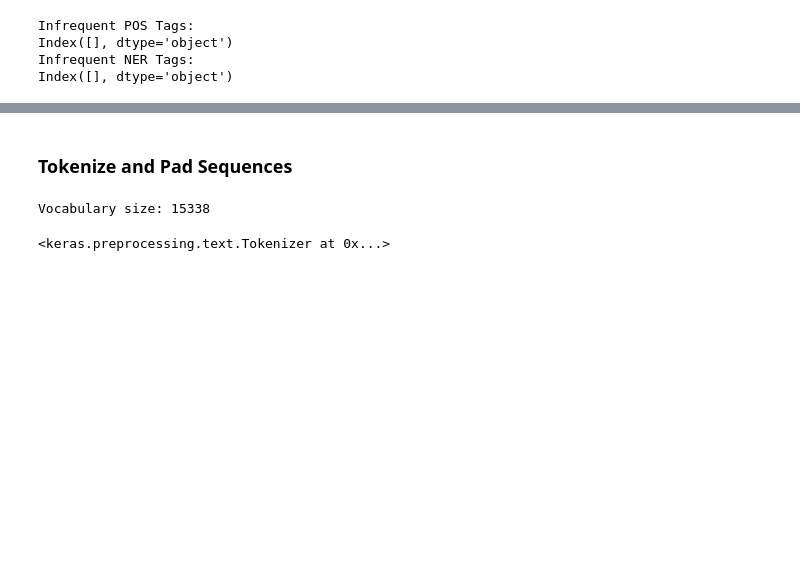
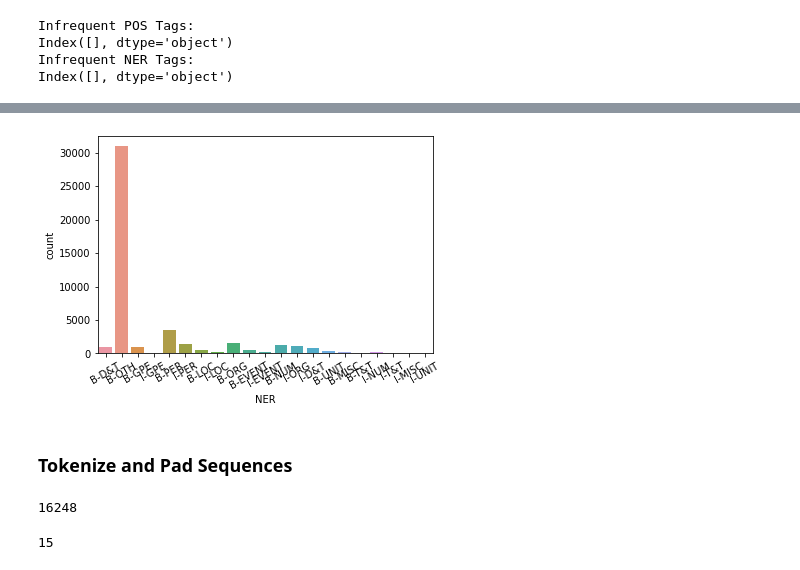
Before and after one commit to utshabkg/ner-pos-tagging, a Jupyter notebook: data-analysis-preprocessing.ipynb, the cells around one changed output, grey strips where cells are left out. Saved outputs shown, nothing was run; the diff lists cells and outputs as text; code cells hidden in the pictures; blank space fills up the shorter version.

```diff
--- a/data-analysis-preprocessing.ipynb
+++ b/data-analysis-preprocessing.ipynb
@@ -246,18 +305,32 @@ Name: NER, dtype: float64
+# %%
+sns.countplot(data=data_cleaned, x='NER', hue = 'NER', dodge=False).legend_.remove()
+plt.xticks(rotation=30)
+plt.show()
+# %% [output]
+[figure, added]
 # %% [markdown]
 ### Tokenize and Pad Sequences
 # %%
-from bnlp import NLTKTokenizer
+# from bnlp import NLTKTokenizer
 
-bnltk = NLTKTokenizer()
+# bnltk = NLTKTokenizer()
 
-text = "আমি ভাত খাই। সে বাজারে যায়। তিনি কি সত্যিই ভালো মানুষ?"
-word_tokens = bnltk.word_tokenize(text)
-sentence_tokens = bnltk.sentence_tokenize(text)
-print(word_tokens)
-print(sentence_tokens)
+# text = "আমি ভাত খাই। সে বাজারে যায়। তিনি কি সত্যিই ভালো মানুষ?"
+# word_tokens = bnltk.word_tokenize(text)
+# sentence_tokens = bnltk.sentence_tokenize(text)
+# print(word_tokens)
+# print(sentence_tokens)
-# %% [output]
-Vocabulary size: 15338
-# %%
-tokenizer_token
-# %% [output]
-<keras.preprocessing.text.Tokenizer at 0x...>
+# %%
+words = list(set(data_cleaned['Token'].values))
+# put padding end token at the end
+words.append('ENDPAD')
+nbr_words = len(words)
+nbr_words
+# %% [output]
+16248
+# %%
+poss = list(set(data_cleaned['POS'].values))
+nbr_pos = len(poss)
+nbr_pos
+# %% [output]
+15
```
Also changed, not shown: parts of 33 cells of this notebook.
